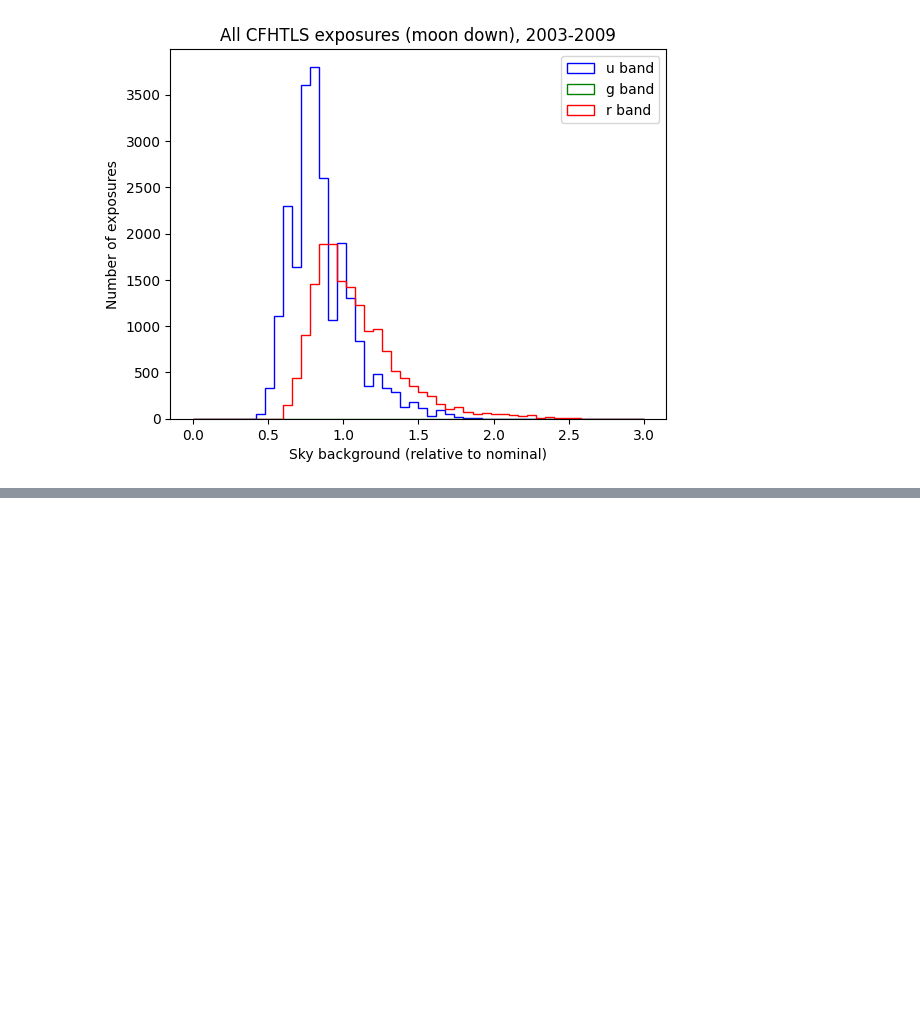
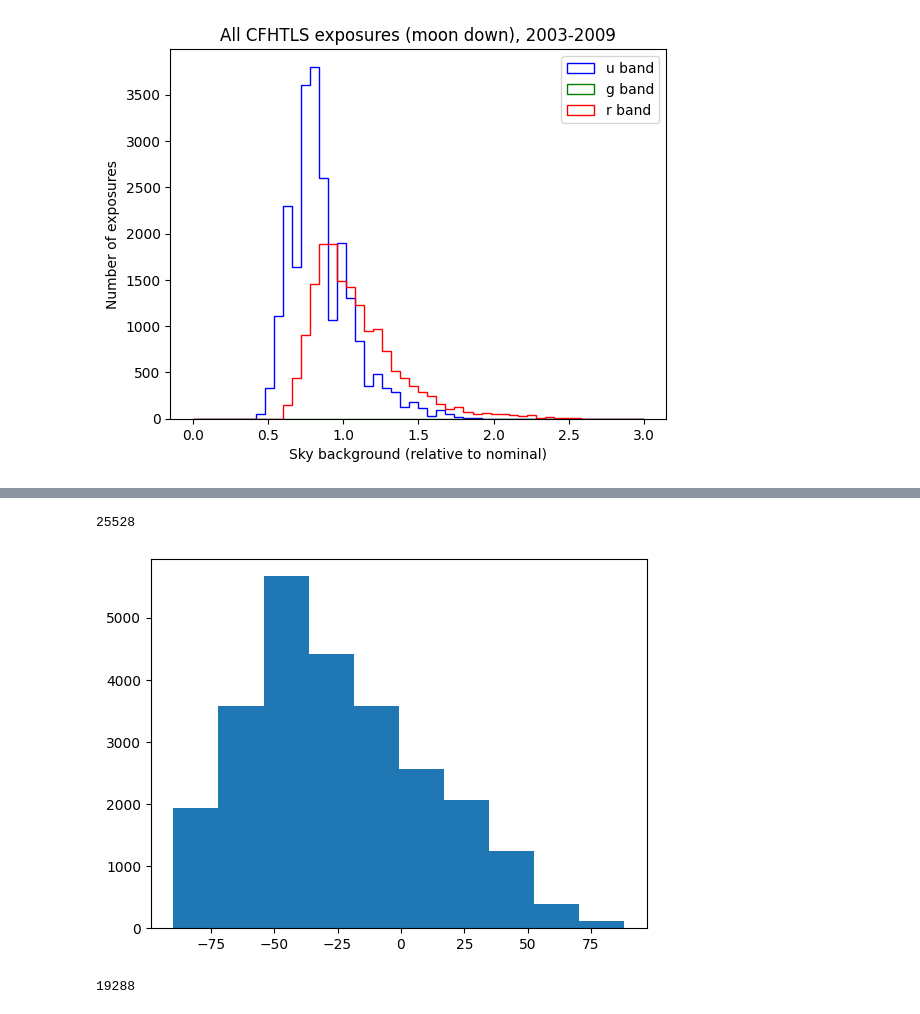
Before and after one commit to dstndstn/medium-band-surveys, a Jupyter notebook: cfis-stats.ipynb, the cells around one changed output, grey strips where cells are left out. Saved outputs shown, nothing was run; the diff lists cells and outputs as text; code cells hidden in the pictures; blank space fills up the shorter version.

Commit message:
cfhtls stats

```diff
--- a/cfis-stats.ipynb
+++ b/cfis-stats.ipynb
@@ -439,3 +452,14 @@ plt.savefig('cfis-seeing.png');
+# %%
+plt.hist(T_cfhtls.moon_alt);
+len(T_cfhtls)
+# %% [output]
+25528
+[figure, added]
+# %%
+T_cfhtls.cut(T_cfhtls.moon_alt < 0)
+len(T_cfhtls)
+# %% [output]
+19288
 # %%
 Counter(T_cfhtls.filter)
 # %% [output]
```
Also changed, not shown: parts of 14 cells of this notebook, 2 other files.
